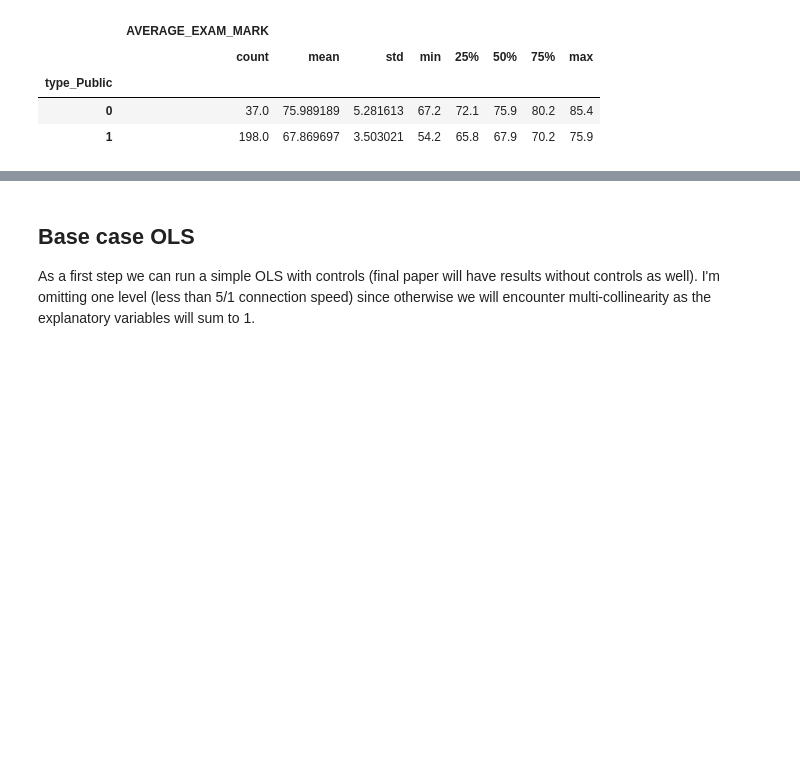
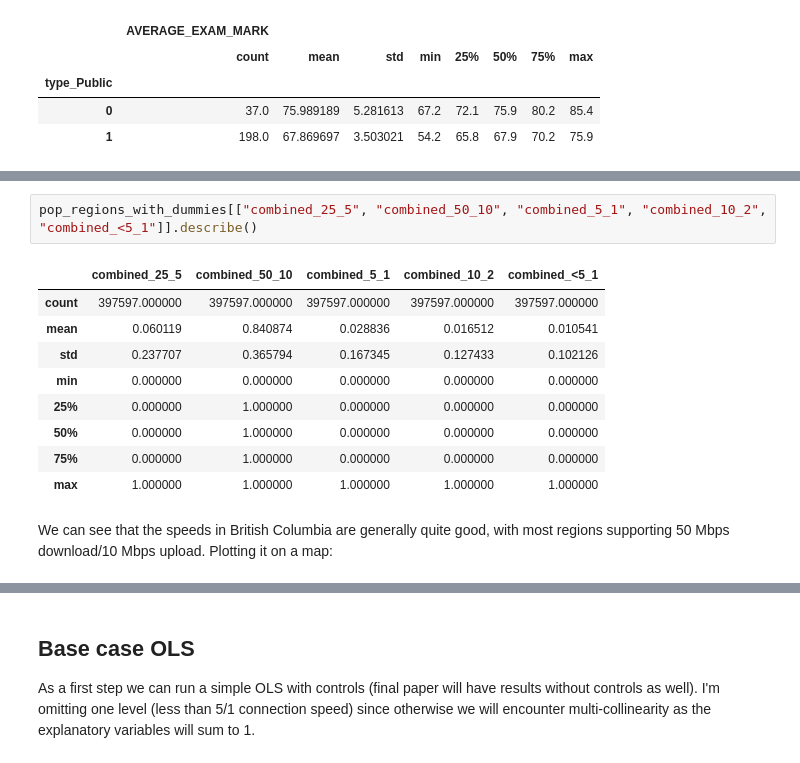
Before and after one commit to mukund0299/ECON_490_Paper, a Jupyter notebook: data/analysis.ipynb, the cells around one changed output, grey strips where cells are left out. Saved outputs shown, nothing was run; the diff lists cells and outputs as text; blank space fills up the shorter version.

```diff
--- a/data/analysis.ipynb
+++ b/data/analysis.ipynb
@@ -97,0 +103,14 @@ Indeed this is what we observe, so this will be a useful control.
+# %%
+pop_regions_with_dummies[["combined_25_5", "combined_50_10", "combined_5_1", "combined_10_2", "combined_<5_1"]].describe()
+# %% [output]
+|  | combined_25_5 | combined_50_10 | combined_5_1 | combined_10_2 | combined_<5_1 |
+| count | 397597.000000 | 397597.000000 | 397597.000000 | 397597.000000 | 397597.000000 |
+| mean | 0.060119 | 0.840874 | 0.028836 | 0.016512 | 0.010541 |
+| std | 0.237707 | 0.365794 | 0.167345 | 0.127433 | 0.102126 |
+| min | 0.000000 | 0.000000 | 0.000000 | 0.000000 | 0.000000 |
+| 25% | 0.000000 | 1.000000 | 0.000000 | 0.000000 | 0.000000 |
+| 50% | 0.000000 | 1.000000 | 0.000000 | 0.000000 | 0.000000 |
+| 75% | 0.000000 | 1.000000 | 0.000000 | 0.000000 | 0.000000 |
+| max | 1.000000 | 1.000000 | 1.000000 | 1.000000 | 1.000000 |
+# %% [markdown]
+We can see that the speeds in British Columbia are generally quite good, with most regions supporting 50 Mbps download/10 Mbps upload. Plotting it on a map:
```
Also changed, not shown: parts of 9 cells of this notebook, 35 other files.
